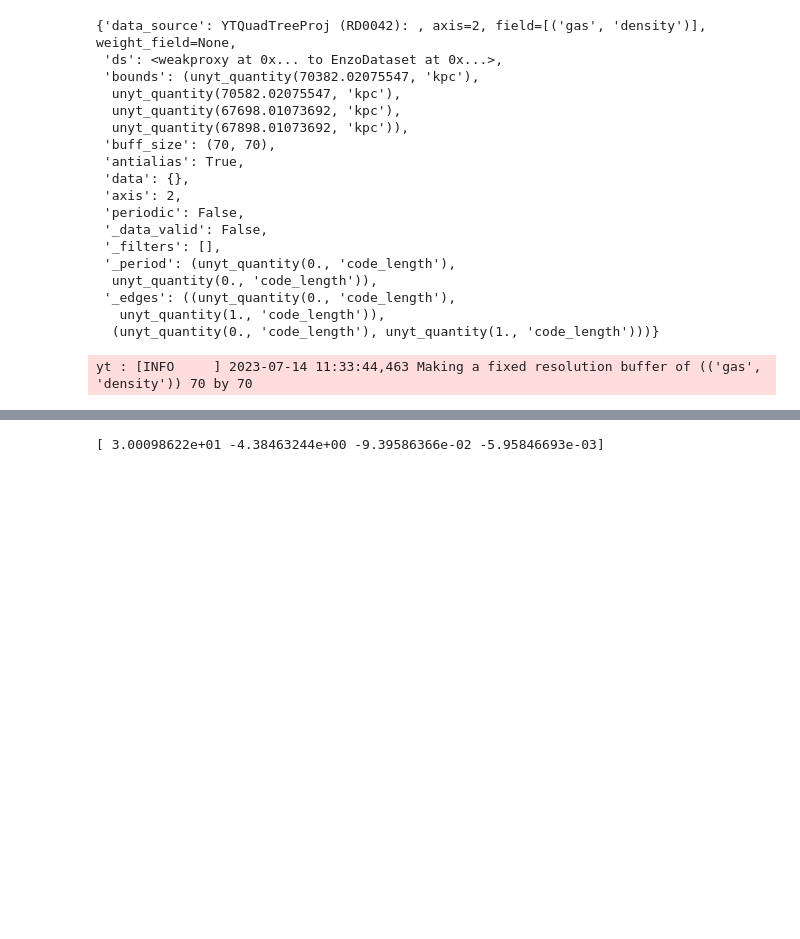
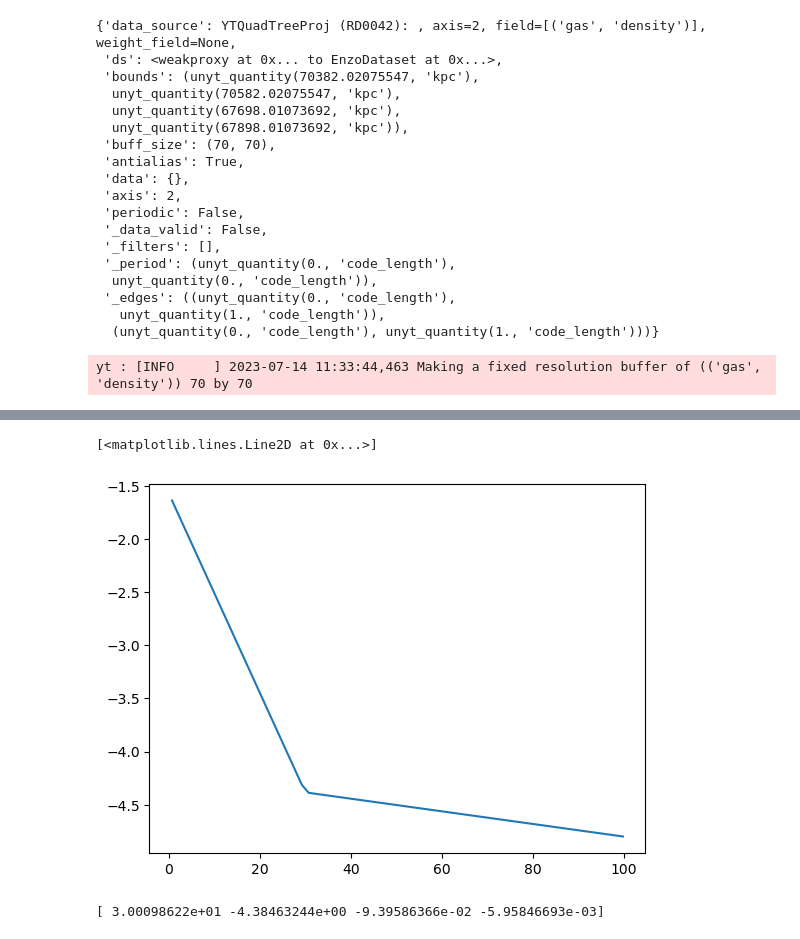
Before and after one commit to EugeneLee0506/foggie, a Jupyter notebook: foggie/Eugenecode/Cutoff_radius_code.ipynb, the cells around one changed output, grey strips where cells are left out. Drawn from its saved outputs; the diff is of its cells as text; code cells hidden in the pictures; blank space fills up the shorter version.

```diff
--- a/foggie/Eugenecode/Cutoff_radius_code.ipynb
+++ b/foggie/Eugenecode/Cutoff_radius_code.ipynb
@@ -129,15 +201,11 @@ radiuslist, quantitylist =  binning_func(OD_Rad, OD_Qua, max_radius, min_radius,
 # %%
 p , e = optimize.curve_fit(piecewise_linear, radiuslist, np.log10(quantitylist))
 #p for popt (optimization parameter), e for pcov (covariance of popt)
 
-xd = radiuslist
-
-#plt.plot(xd, piecewise_linear(xd, *p)) #Plotting piecewise function / located in the cell below
-
-my_pwlf = pwlf.PiecewiseLinFit(radiuslist, np.log10(quantitylist))
-breaks = my_pwlf.fit(2) #2 segments for this plot
-
-#print(breaks) => Prints the non-continuous point
+plt.plot(radiuslist, piecewise_linear(xd, *p)) #Plotting piecewise function
+# %% [output]
+[<matplotlib.lines.Line2D at 0x...>]
+[figure, added]
 # %%
 print(p)
 # %% [output]
```
Also changed, not shown: parts of 6 cells of this notebook.
